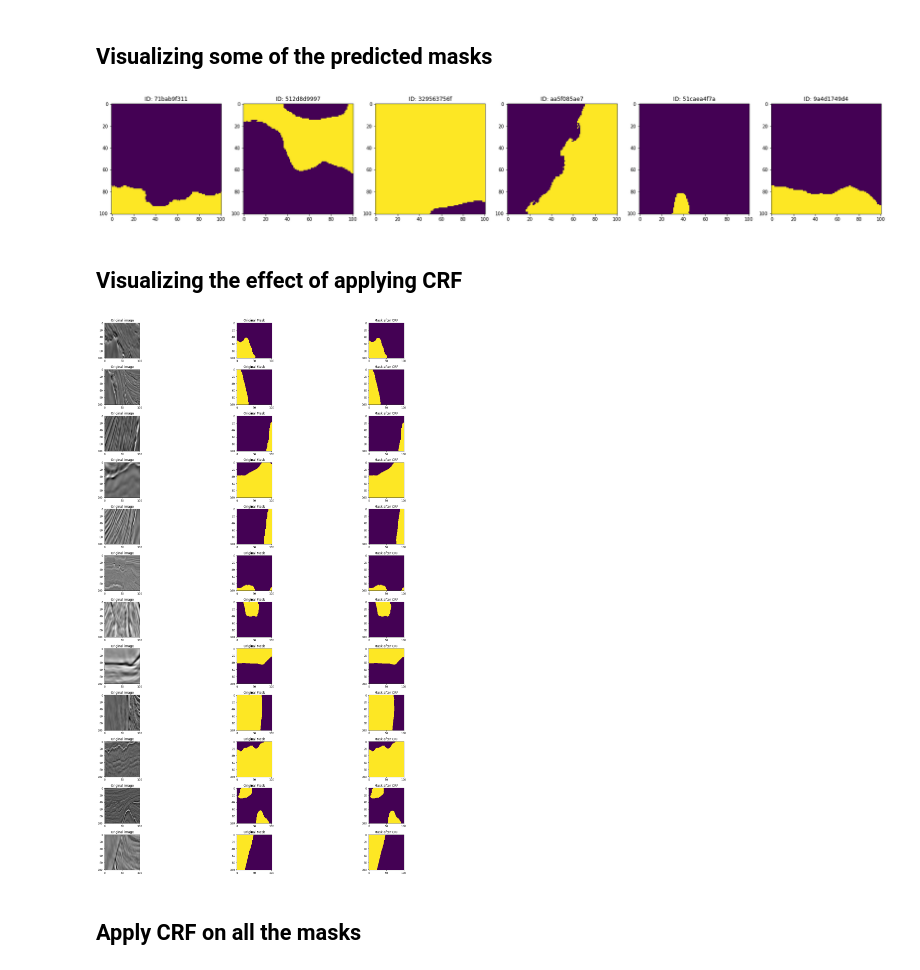
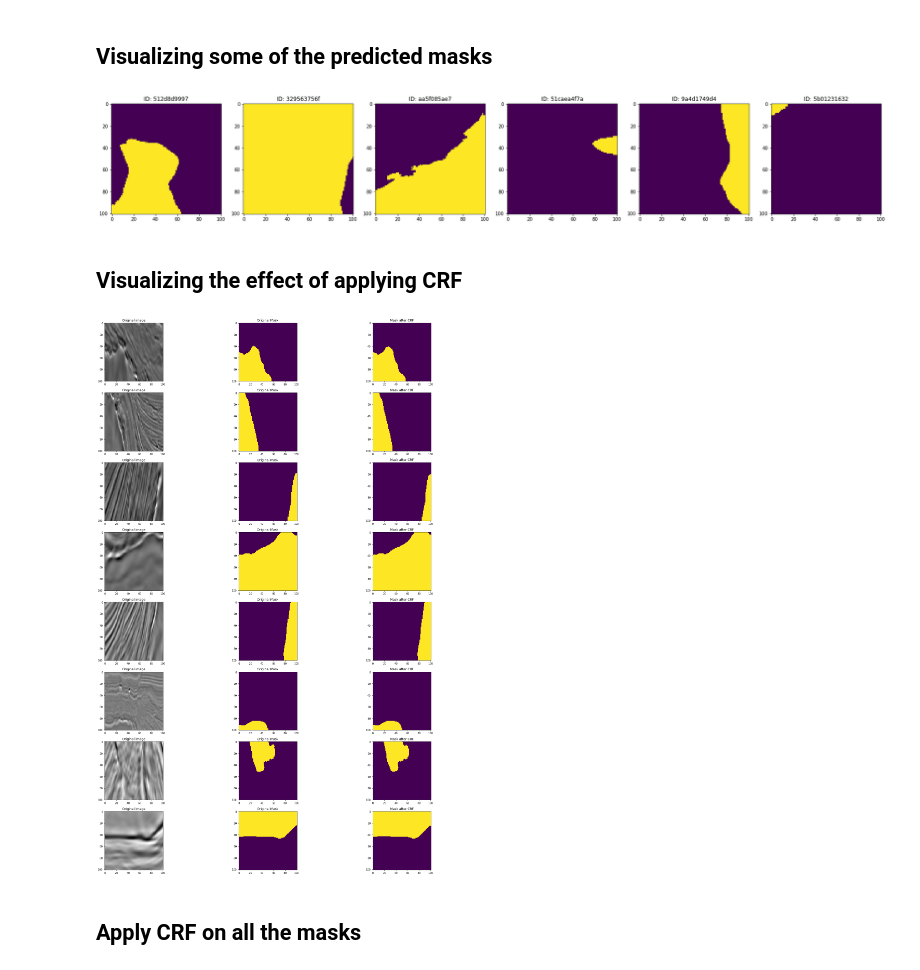
Before and after one commit to kqdmqx/kaggle-TGS-Salt-Identification-Challenge, a Jupyter notebook: 000-kaggle-kernel--apply_crf_unet-resnet.ipynb, the cells around one changed output. Drawn from its saved outputs; the diff is of its cells as text; code cells hidden in the pictures.

```diff
--- a/000-kaggle-kernel--apply_crf_unet-resnet.ipynb
+++ b/000-kaggle-kernel--apply_crf_unet-resnet.ipynb
@@ -40,7 +40,7 @@ def rle_decode(rle_mask):
 reading and decoding the submission
 
 """
-df = pd.read_csv('./result/005-submission-crf-once.csv')
+df = pd.read_csv('./result/007-submission-vote-fixed.csv')
 i = 0
 j = 0
 plt.figure(figsize=(30,15))
@@ -57,7 +57,7 @@ while True:
             break
     i = i + 1
 # %% [output]
-[figure, old version]
+[figure, new version]
 # %% [markdown]
 ## Visualizing the effect of applying CRF
 # %%
@@ -101,32 +101,32 @@ test_path = "./data/test/images/"
 """
 visualizing the effect of applying CRF
 
 """
 np.random.seed(100)
-nImgs = 12
+nImgs = 8
 i = np.random.randint(1000)
 j = 1
 plt.figure(figsize=(30,30))
 while True:
     if str(df.loc[i,'rle_mask'])!=str(np.nan):
         decoded_mask = rle_decode(df.loc[i,'rle_mask'])
         orig_img = imread(test_path+df.loc[i,'id']+'.png')
         #Applying CRF on FCN-16 annotated image
         crf_output = crf(orig_img,decoded_mask)
         plt.subplot(nImgs,4,4*j-3)
         plt.imshow(orig_img)
         plt.title('Original image')
         plt.subplot(nImgs,4,4*j-2)
         plt.imshow(np.fliplr(np.rot90(decoded_mask,k=3)))
         plt.title('Original Mask')
         plt.subplot(nImgs,4,4*j-1)
         plt.imshow(np.fliplr(np.rot90(crf_output,k=3)))
         plt.title('Mask after CRF')
         if j == nImgs:
             break
         else:
             j = j + 1
     i = i + 1
 plt.tight_layout()
 # %% [output]
-[figure, old version]
+[figure, new version]
```
Also changed, not shown: parts of 6 cells of this notebook, 8 other files.
